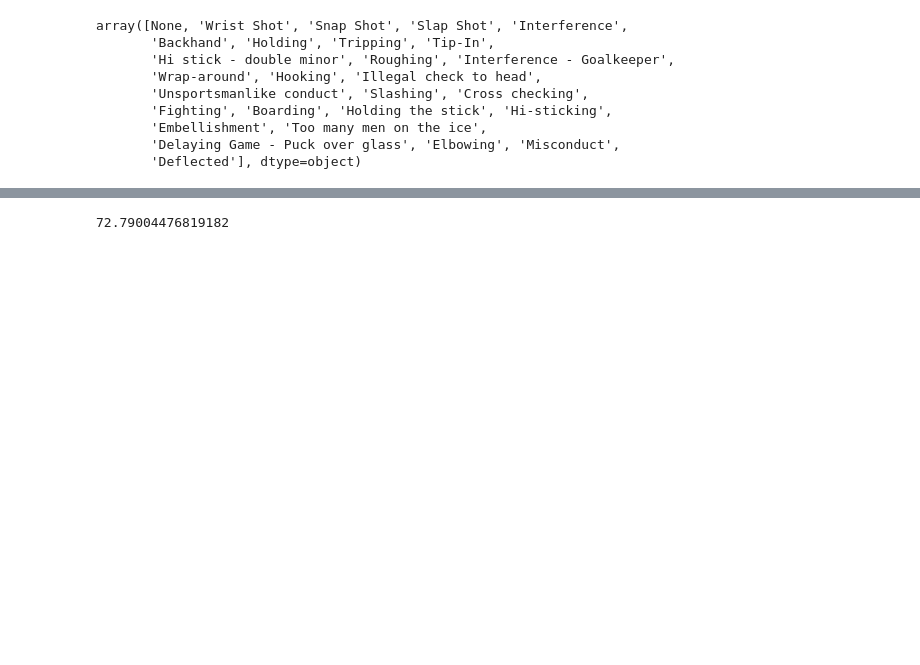
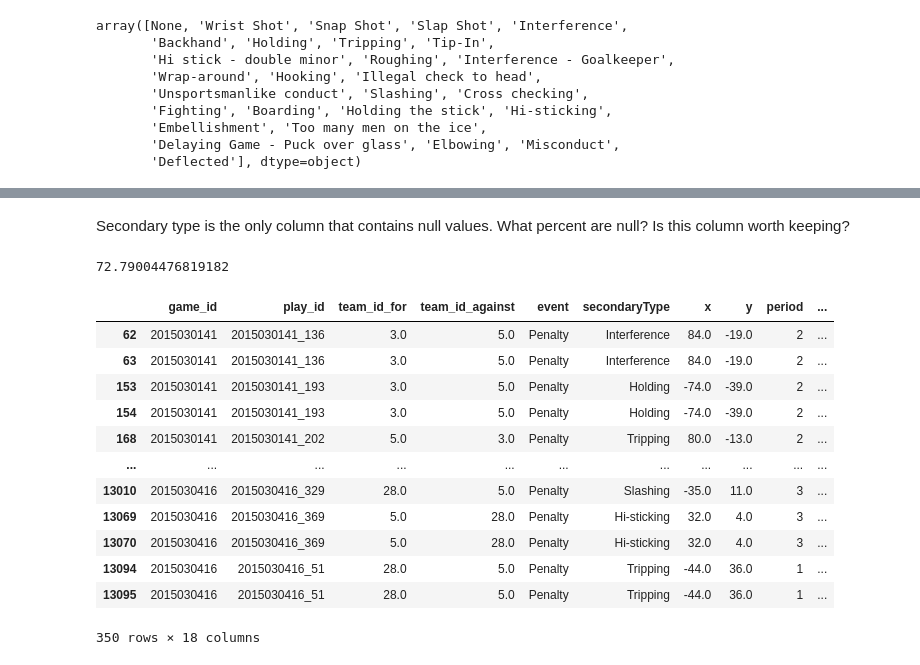
Before and after one commit to boncz/PenguinsHockeyAnalysis, a Jupyter notebook: PensPlayoffAnalysis.ipynb, the cells around one changed output, grey strips where cells are left out. Cells and saved outputs as stored; diff of their text form; code cells hidden in the pictures; blank space fills up the shorter version.

```diff
--- a/PensPlayoffAnalysis.ipynb
+++ b/PensPlayoffAnalysis.ipynb
@@ -107,5 +103,23 @@ memory usage: 2.0+ MB
+# %% [markdown]
+Secondary type is the only column that contains null values. What percent are null? Is this column worth keeping?
 # %%
 secondary_type_percent_null = (pens_201516_playoff_df['secondaryType'].isnull().sum())/13179*100
 secondary_type_percent_null
 # %% [output]
 72.79004476819182
+# %%
+pens_201516_playoff_df[pens_201516_playoff_df['event']=='Penalty']
+# %% [output]
+|  | game_id | play_id | team_id_for | team_id_against | event | secondaryType | x | y | period | ... |
+| 62 | 2015030141 | 2015030141_136 | 3.0 | 5.0 | Penalty | Interference | 84.0 | -19.0 | 2 | ... |
+| 63 | 2015030141 | 2015030141_136 | 3.0 | 5.0 | Penalty | Interference | 84.0 | -19.0 | 2 | ... |
+| 153 | 2015030141 | 2015030141_193 | 3.0 | 5.0 | Penalty | Holding | -74.0 | -39.0 | 2 | ... |
+| 154 | 2015030141 | 2015030141_193 | 3.0 | 5.0 | Penalty | Holding | -74.0 | -39.0 | 2 | ... |
+| 168 | 2015030141 | 2015030141_202 | 5.0 | 3.0 | Penalty | Tripping | 80.0 | -13.0 | 2 | ... |
+| ... | ... | ... | ... | ... | ... | ... | ... | ... | ... | ... |
+| 13010 | 2015030416 | 2015030416_329 | 28.0 | 5.0 | Penalty | Slashing | -35.0 | 11.0 | 3 | ... |
+| 13069 | 2015030416 | 2015030416_369 | 5.0 | 28.0 | Penalty | Hi-sticking | 32.0 | 4.0 | 3 | ... |
+| 13070 | 2015030416 | 2015030416_369 | 5.0 | 28.0 | Penalty | Hi-sticking | 32.0 | 4.0 | 3 | ... |
+| 13094 | 2015030416 | 2015030416_51 | 28.0 | 5.0 | Penalty | Tripping | -44.0 | 36.0 | 1 | ... |
+| 13095 | 2015030416 | 2015030416_51 | 28.0 | 5.0 | Penalty | Tripping | -44.0 | 36.0 | 1 | ... |
+350 rows × 18 columns
```
Also changed, not shown: parts of 18 cells of this notebook.
